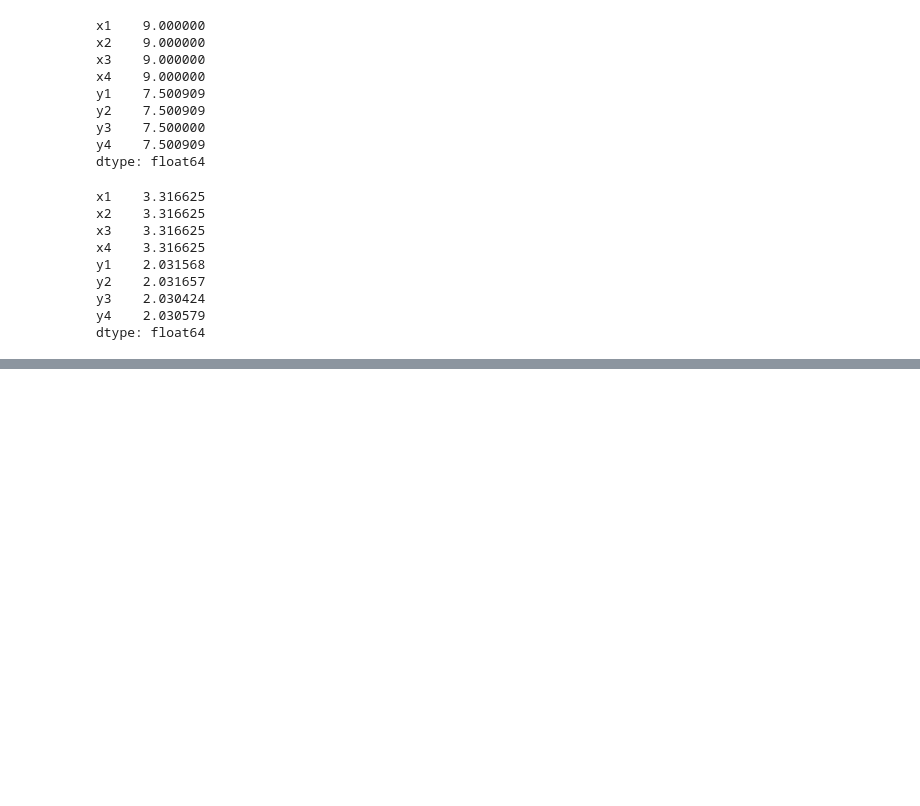
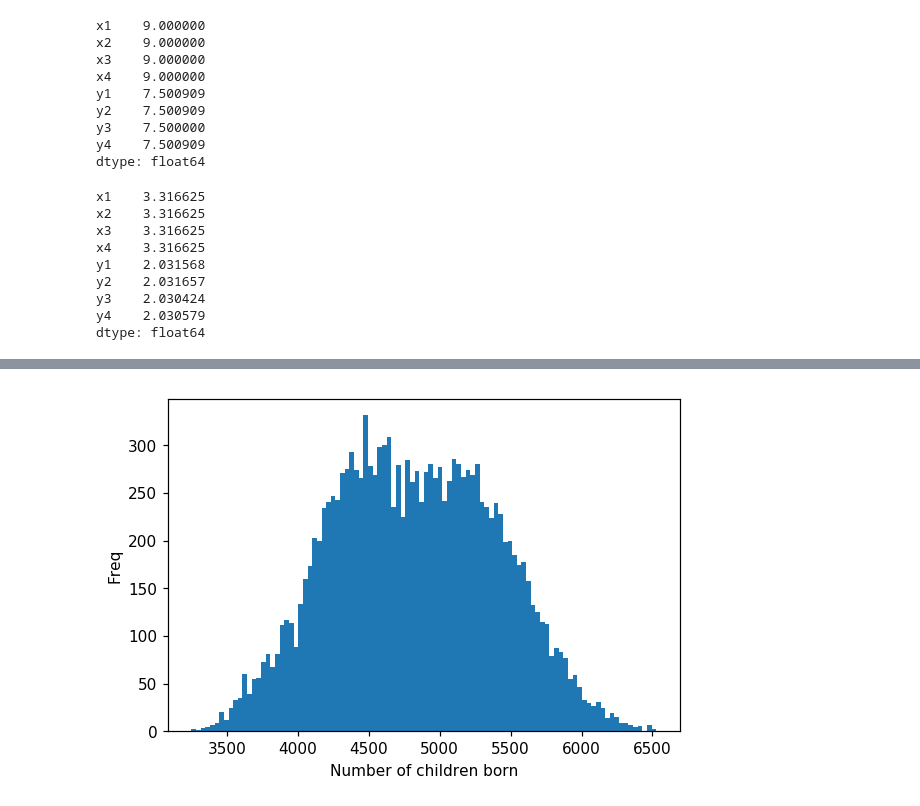
Before and after one commit to antopolskiy/caffeina-data-vis, a Jupyter notebook: intro-to-data-visualization.ipynb, the cells around one changed output, grey strips where cells are left out. Saved outputs shown, nothing was run; the diff lists cells and outputs as text; code cells hidden in the pictures; blank space fills up the shorter version.

```diff
--- a/intro-to-data-visualization.ipynb
+++ b/intro-to-data-visualization.ipynb
@@ -108,0 +175,7 @@ An image much like this one provoked the massive protests in 2011 after the parl
+# %%
+plt.hist(births['births'],bins=100)
+plt.xlabel('Number of children born')
+plt.ylabel('Freq')
+plt.show()
+# %% [output]
+[figure, added]
```
Also changed, not shown: parts of 14 cells of this notebook.
